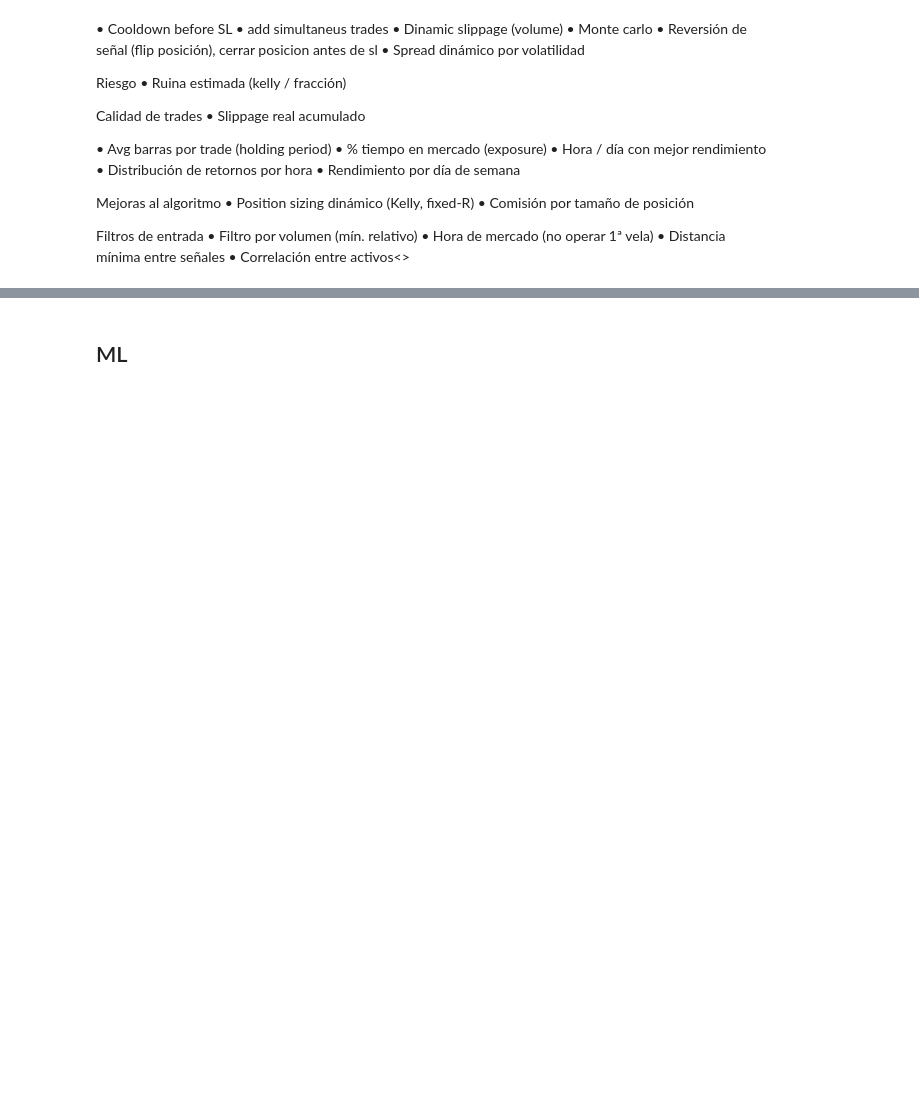
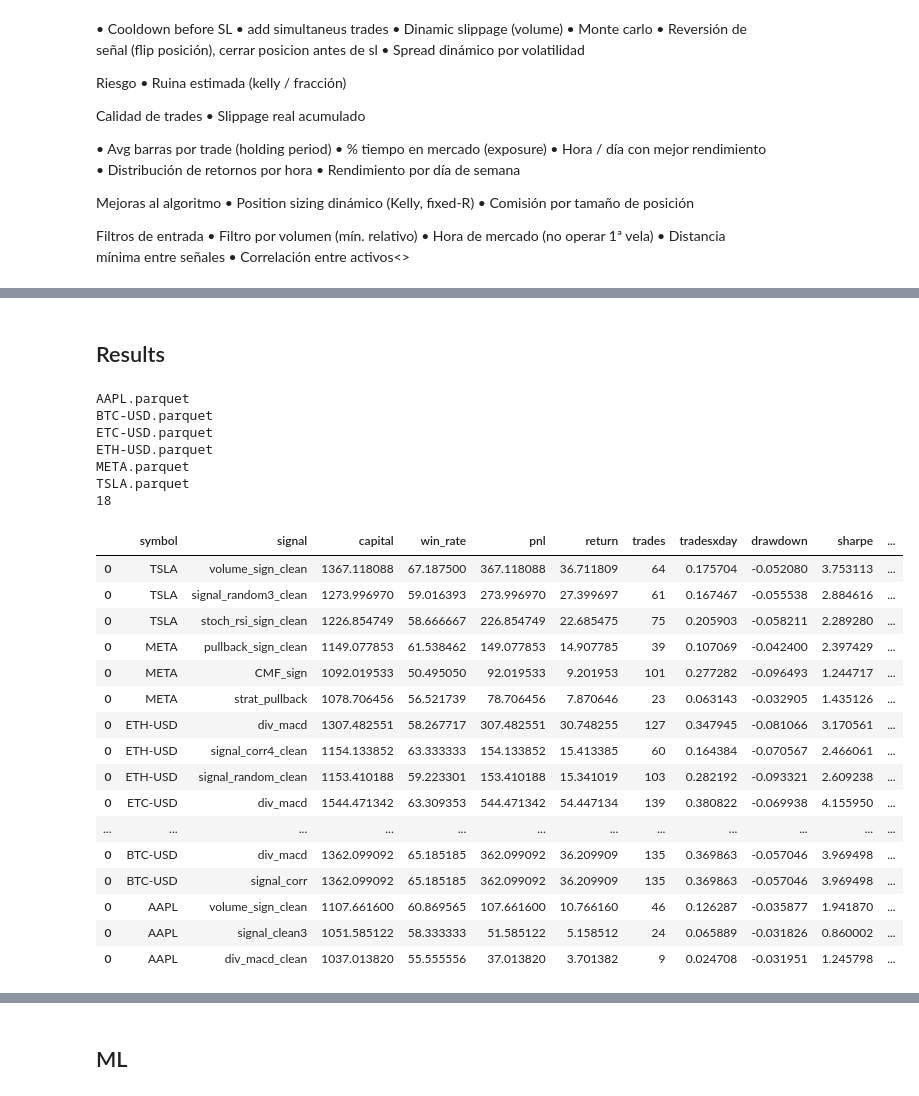
Before and after one commit to josebrx99/python, a Jupyter notebook: trading/signals.ipynb, the cells around one changed output, grey strips where cells are left out. Saved outputs shown, nothing was run; the diff lists cells and outputs as text; code cells hidden in the pictures; blank space fills up the shorter version.

```diff
--- a/trading/signals.ipynb
+++ b/trading/signals.ipynb
@@ -2384,7 +2270,7 @@ Name: proportion, dtype: float64
 # %%
 window = "1h"
 res, df = analyze_symbol(symb, window, 500)
-FECHA_INICIO = '2025-04-25'
+FECHA_INICIO = '2025-10-25'
 FECHA_FIN    = '2026-04-25'
 df   = df[(df['date'] >= FECHA_INICIO) & (df['date'] <= FECHA_FIN)]
 df["signal_xgb"] = signal_xgb
@@ -2618,10 +2418,10 @@ print(df["signal_best3"].value_counts(normalize = True), "\n")
 print(df["signal_best3"].value_counts(normalize = False), "\n")
 print(" ")
 
-
 signals2 += ["signal_best", "signal_best2", "signal_best3"]
 
+# Inversas de signals
 cols = ["willr_sign", "signal_xgb2", "edr_sign", "CMF_sign", "signal_corr4", "signal_xgb2_clean", "signal_best2"]
 for j in cols:
     df[j+"_inv"] = df[j].replace({-1:1, 1:-1})
-signals2 += cols
+signals2 += [x + "_inv" for x in cols]
@@ -3702,0 +3345,42 @@ plt.show()
+# %% [markdown]
+## Results
+# %%
+import os
+p = os.listdir(os.getcwd() + "/results")
+resall = []
+resall_full = []
+for i in p:
+    print(i)
+    ax = pd.read_parquet("results/" + i)
+    # ax = ax[ax["capital"] >= 1100]
+    resall.append(ax.head(3))
+    resall_full.append(ax)
+resall = pd.concat(resall).sort_values(["symbol", "capital"], ascending = False)
+resall_full = pd.concat(resall_full).sort_values(["symbol", "capital"], ascending = False)
+print(len(resall))
+resall.head(20)
+# %% [output]
+AAPL.parquet
+BTC-USD.parquet
+ETC-USD.parquet
+ETH-USD.parquet
+META.parquet
+TSLA.parquet
+18
+|  | symbol | signal | capital | win_rate | pnl | return | trades | tradesxday | drawdown | sharpe | ... |
+| 0 | TSLA | volume_sign_clean | 1367.118088 | 67.187500 | 367.118088 | 36.711809 | 64 | 0.175704 | -0.052080 | 3.753113 | ... |
+| 0 | TSLA | signal_random3_clean | 1273.996970 | 59.016393 | 273.996970 | 27.399697 | 61 | 0.167467 | -0.055538 | 2.884616 | ... |
+| 0 | TSLA | stoch_rsi_sign_clean | 1226.854749 | 58.666667 | 226.854749 | 22.685475 | 75 | 0.205903 | -0.058211 | 2.289280 | ... |
+| 0 | META | pullback_sign_clean | 1149.077853 | 61.538462 | 149.077853 | 14.907785 | 39 | 0.107069 | -0.042400 | 2.397429 | ... |
+| 0 | META | CMF_sign | 1092.019533 | 50.495050 | 92.019533 | 9.201953 | 101 | 0.277282 | -0.096493 | 1.244717 | ... |
+| 0 | META | strat_pullback | 1078.706456 | 56.521739 | 78.706456 | 7.870646 | 23 | 0.063143 | -0.032905 | 1.435126 | ... |
+| 0 | ETH-USD | div_macd | 1307.482551 | 58.267717 | 307.482551 | 30.748255 | 127 | 0.347945 | -0.081066 | 3.170561 | ... |
+| 0 | ETH-USD | signal_corr4_clean | 1154.133852 | 63.333333 | 154.133852 | 15.413385 | 60 | 0.164384 | -0.070567 | 2.466061 | ... |
+| 0 | ETH-USD | signal_random_clean | 1153.410188 | 59.223301 | 153.410188 | 15.341019 | 103 | 0.282192 | -0.093321 | 2.609238 | ... |
+| 0 | ETC-USD | div_macd | 1544.471342 | 63.309353 | 544.471342 | 54.447134 | 139 | 0.380822 | -0.069938 | 4.155950 | ... |
+| ... | ... | ... | ... | ... | ... | ... | ... | ... | ... | ... | ... |
+| 0 | BTC-USD | div_macd | 1362.099092 | 65.185185 | 362.099092 | 36.209909 | 135 | 0.369863 | -0.057046 | 3.969498 | ... |
+| 0 | BTC-USD | signal_corr | 1362.099092 | 65.185185 | 362.099092 | 36.209909 | 135 | 0.369863 | -0.057046 | 3.969498 | ... |
+| 0 | AAPL | volume_sign_clean | 1107.661600 | 60.869565 | 107.661600 | 10.766160 | 46 | 0.126287 | -0.035877 | 1.941870 | ... |
+| 0 | AAPL | signal_clean3 | 1051.585122 | 58.333333 | 51.585122 | 5.158512 | 24 | 0.065889 | -0.031826 | 0.860002 | ... |
+| 0 | AAPL | div_macd_clean | 1037.013820 | 55.555556 | 37.013820 | 3.701382 | 9 | 0.024708 | -0.031951 | 1.245798 | ... |
```
Also changed, not shown: parts of 31 cells of this notebook.
